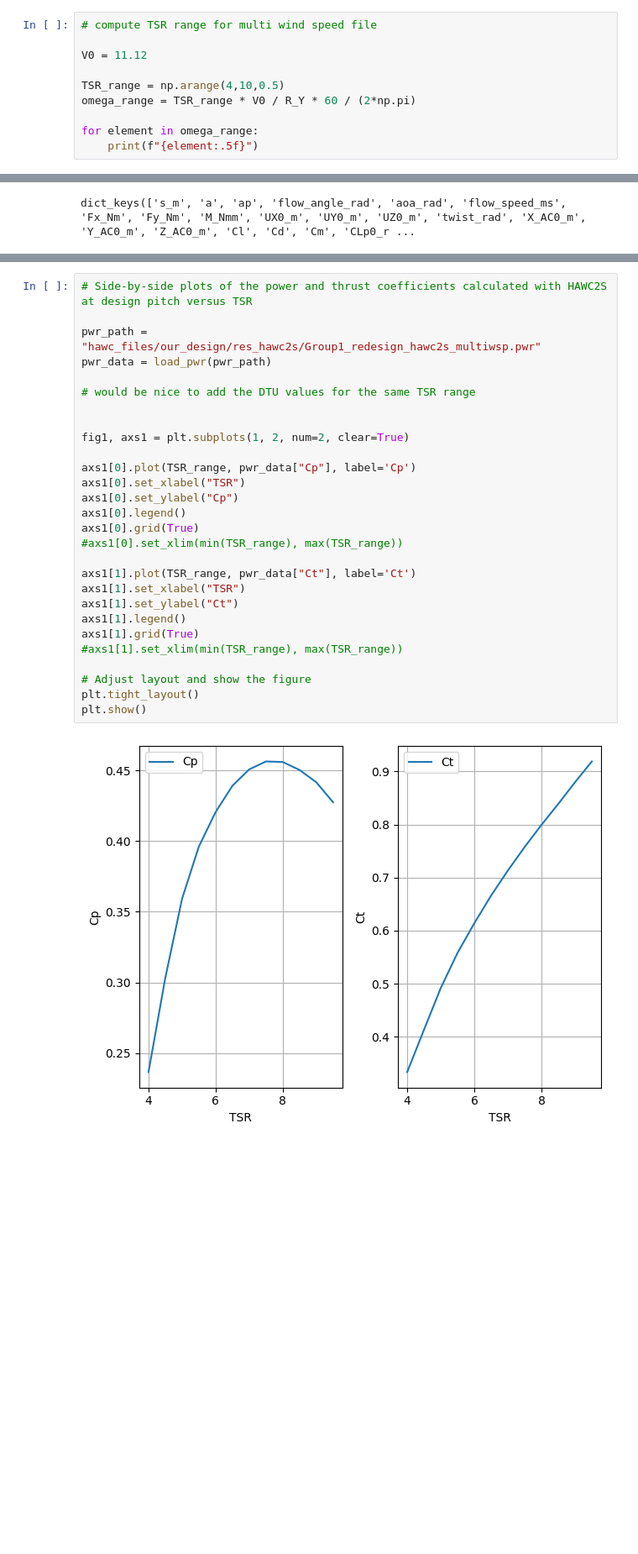
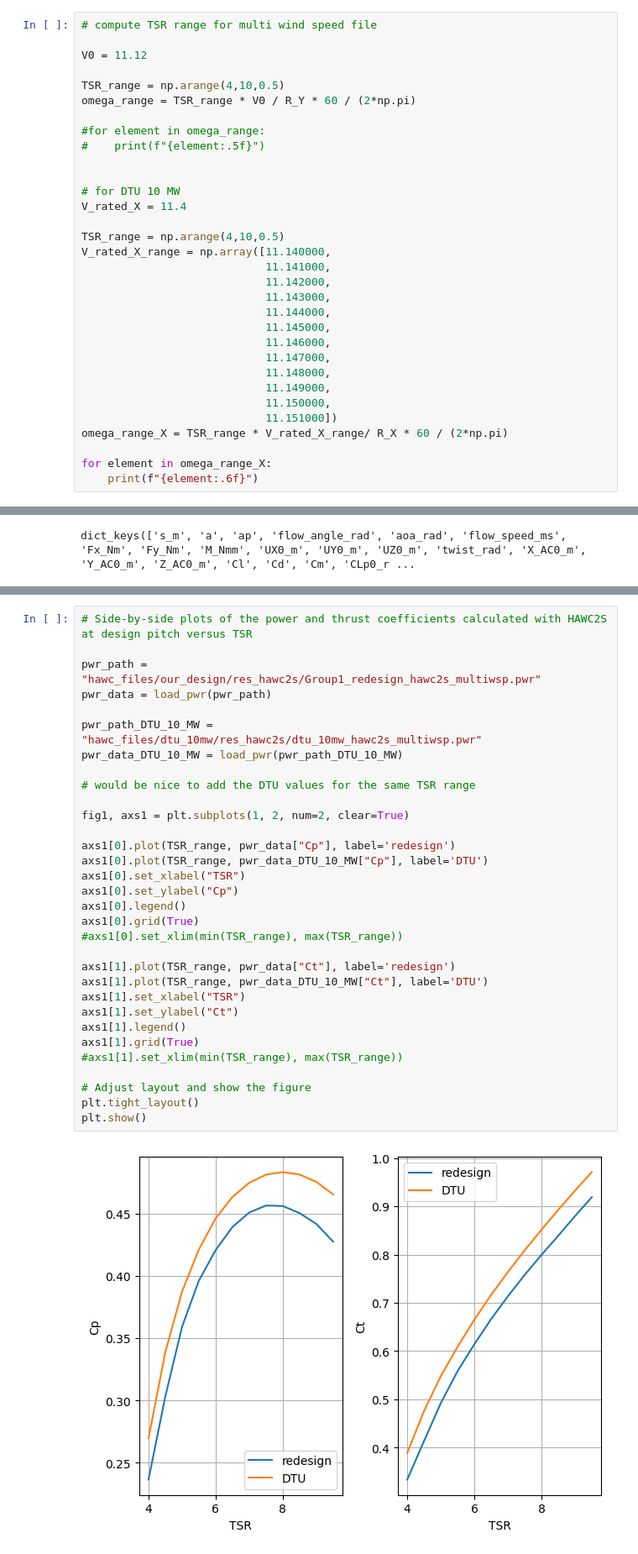
Before and after one commit to nicolaquaia/LAC_final, a Jupyter notebook: assignment_01/assignment1_03.ipynb, the cells around one changed output, grey strips where cells are left out. Shown at 84% size. Cells and saved outputs as stored; diff of their text form; blank space fills up the shorter version.

```diff
--- a/assignment_01/assignment1_03.ipynb
+++ b/assignment_01/assignment1_03.ipynb
@@ -147,6 +149,28 @@ V0 = 11.12
 TSR_range = np.arange(4,10,0.5)
 omega_range = TSR_range * V0 / R_Y * 60 / (2*np.pi)
 
-for element in omega_range:
-    print(f"{element:.5f}")
+#for element in omega_range:
+#    print(f"{element:.5f}")
+
+
+# for DTU 10 MW
+V_rated_X = 11.4
+
+TSR_range = np.arange(4,10,0.5)
+V_rated_X_range = np.array([11.140000,
+                            11.141000,
+                            11.142000,
+                            11.143000,
+                            11.144000,
+                            11.145000,
+                            11.146000,
+                            11.147000,
+                            11.148000,
+                            11.149000,
+                            11.150000,
+                            11.151000])
+omega_range_X = TSR_range * V_rated_X_range/ R_X * 60 / (2*np.pi)
+
+for element in omega_range_X:
+    print(f"{element:.6f}")
 # %% [output]
@@ -244,33 +272,37 @@ plt.show()
 # %%
 # Side-by-side plots of the power and thrust coefficients calculated with HAWC2S at design pitch versus TSR
 
 pwr_path = "hawc_files/our_design/res_hawc2s/Group1_redesign_hawc2s_multiwsp.pwr"
 pwr_data = load_pwr(pwr_path)
 
+pwr_path_DTU_10_MW = "hawc_files/dtu_10mw/res_hawc2s/dtu_10mw_hawc2s_multiwsp.pwr"
+pwr_data_DTU_10_MW = load_pwr(pwr_path_DTU_10_MW)
+
 # would be nice to add the DTU values for the same TSR range
-
 
 fig1, axs1 = plt.subplots(1, 2, num=2, clear=True)
 
-axs1[0].plot(TSR_range, pwr_data["Cp"], label='Cp')
+axs1[0].plot(TSR_range, pwr_data["Cp"], label='redesign')
+axs1[0].plot(TSR_range, pwr_data_DTU_10_MW["Cp"], label='DTU')
 axs1[0].set_xlabel("TSR")
 axs1[0].set_ylabel("Cp")
 axs1[0].legend()
 axs1[0].grid(True)
 #axs1[0].set_xlim(min(TSR_range), max(TSR_range))
 
-axs1[1].plot(TSR_range, pwr_data["Ct"], label='Ct')
+axs1[1].plot(TSR_range, pwr_data["Ct"], label='redesign')
+axs1[1].plot(TSR_range, pwr_data_DTU_10_MW["Ct"], label='DTU')
 axs1[1].set_xlabel("TSR")
 axs1[1].set_ylabel("Ct")
 axs1[1].legend()
 axs1[1].grid(True)
 #axs1[1].set_xlim(min(TSR_range), max(TSR_range))
 
 # Adjust layout and show the figure
 plt.tight_layout()
 plt.show()
 # %% [output]
-[figure, old version]
+[figure, new version]
 # %%
 # Side-by-side plots of the rotor speed (left plot) and pitch angles (right plot) versus wind speed
 
```
Also changed, not shown: parts of 6 cells of this notebook, 52 other files.
